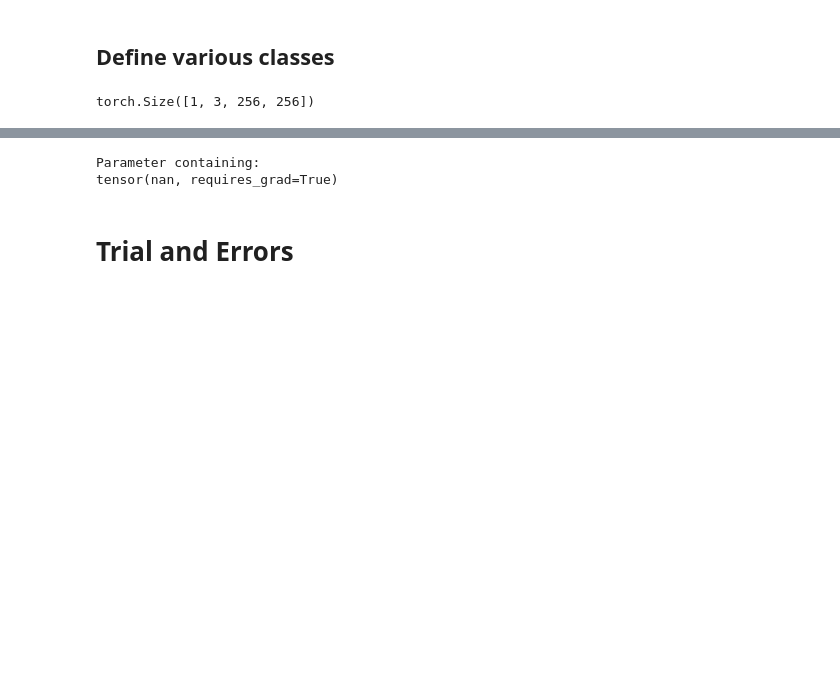
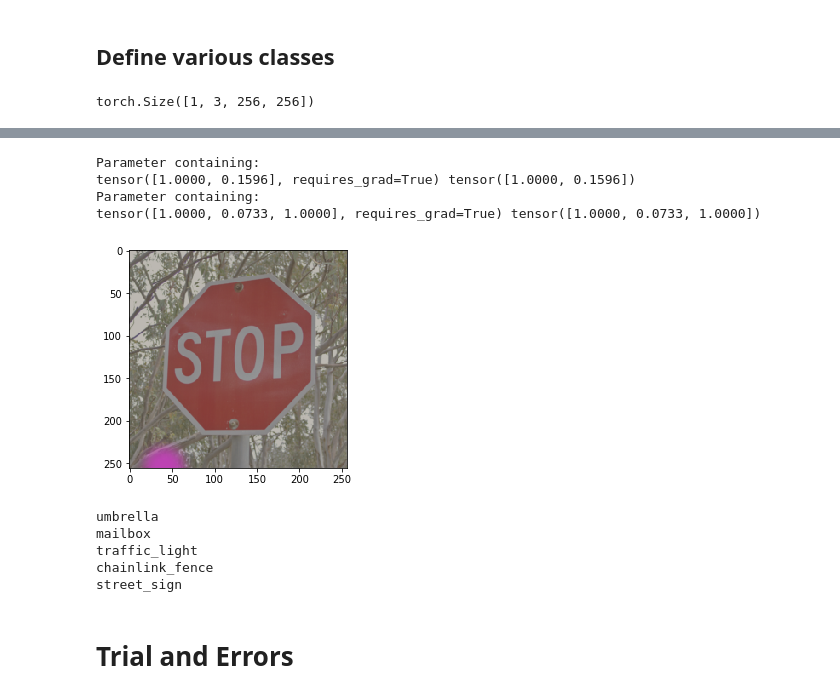
Before and after one commit to yoheikikuta/PyTorch-check, a Jupyter notebook: notebooks/adversarial_sticker_in_digital.ipynb, the cells around one changed output, grey strips where cells are left out. Drawn from its saved outputs; the diff is of its cells as text; code cells hidden in the pictures; blank space fills up the shorter version.

```diff
--- a/notebooks/adversarial_sticker_in_digital.ipynb
+++ b/notebooks/adversarial_sticker_in_digital.ipynb
@@ -419,10 +457,28 @@ BdbQuit: ignored
 # %%
 for elem in model.parameters():
     if elem.requires_grad == True:
-        print(elem)
+        print(elem, elem.data)
 # %% [output]
 Parameter containing:
-tensor(nan, requires_grad=True)
+tensor([1.0000, 0.1596], requires_grad=True) tensor([1.0000, 0.1596])
+Parameter containing:
+tensor([1.0000, 0.0733, 1.0000], requires_grad=True) tensor([1.0000, 0.0733, 1.0000])
+# %%
+doted_img = model.image_dot(transformed_img.unsqueeze(0))
+# %%
+plot_img_from_normalized_img(doted_img.squeeze().detach().numpy())
+# %% [output]
+[figure, added]
+# %%
+pred = model(doted_img)
+for elem in np.argsort(pred.detach().numpy())[0][-5:]:
+    print(idx2label[elem])
+# %% [output]
+umbrella
+mailbox
+traffic_light
+chainlink_fence
+street_sign
 # %% [markdown]
 # Trial and Errors
 # %%
```
Also changed, not shown: parts of 15 cells of this notebook.
